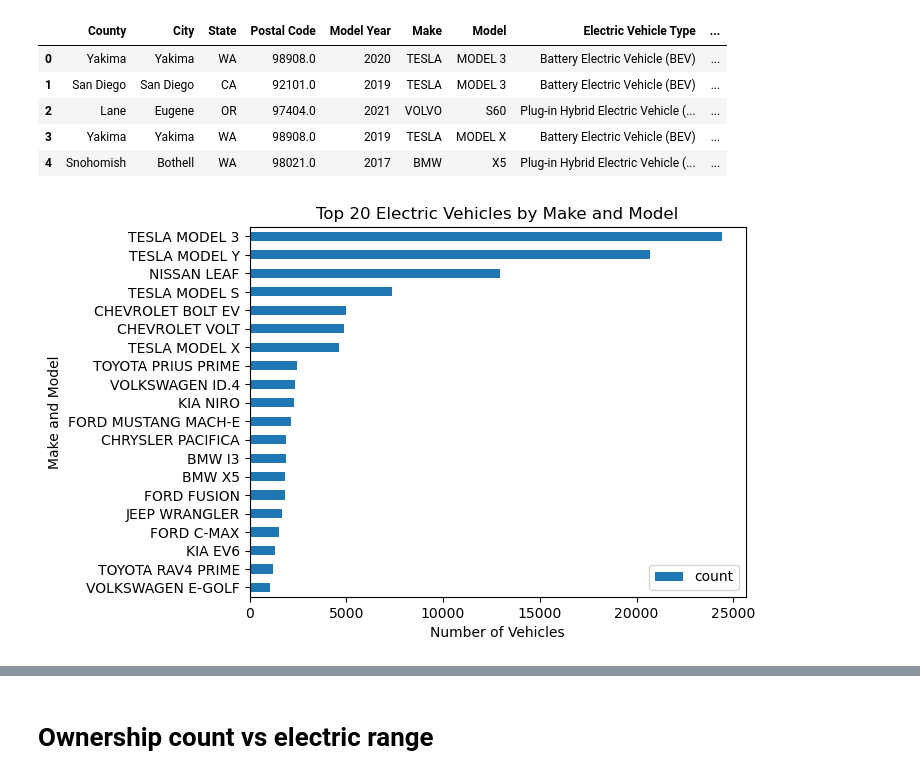
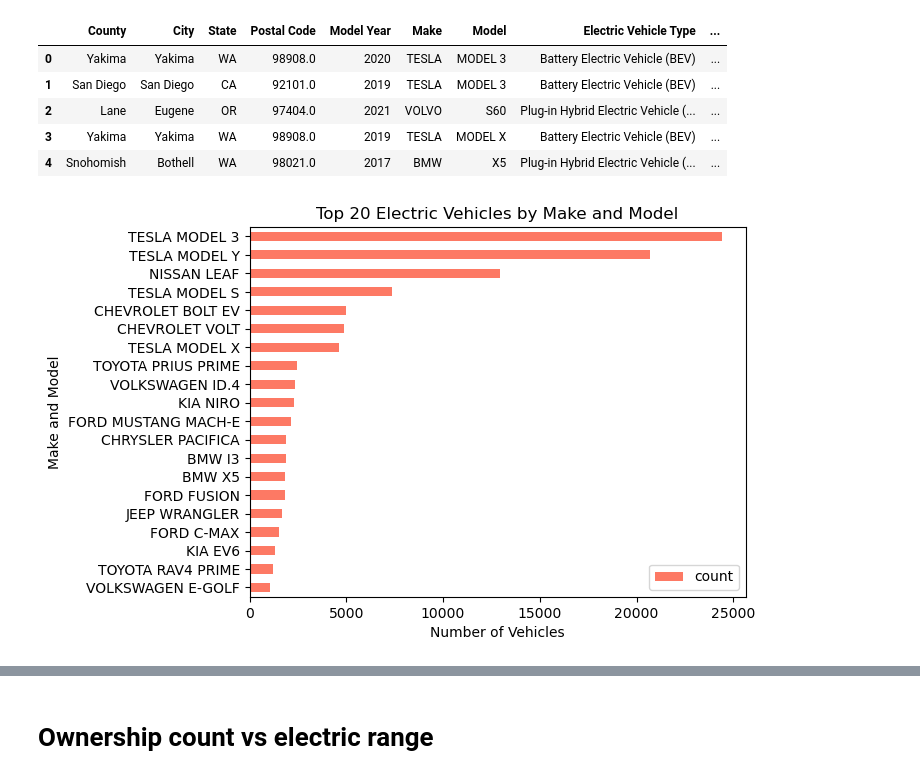
Before and after one commit to eedmondson3/Data_Detectives, a Jupyter notebook: Logan_Barnes/LB_ev_brands.ipynb, the cells around one changed output, grey strips where cells are left out. Saved outputs shown, nothing was run; the diff lists cells and outputs as text; code cells hidden in the pictures.

```diff
--- a/Logan_Barnes/LB_ev_brands.ipynb
+++ b/Logan_Barnes/LB_ev_brands.ipynb
@@ -19,16 +19,16 @@ cleaned_ev_df.head()
 # %%
 make_model_count = cleaned_ev_df.groupby(['Make', 'Model']).size().reset_index(name='count')
 make_model_count['make_model'] = make_model_count.apply(lambda row: f"{row['Make']} {row['Model']}", axis=1)
 top_make_model = make_model_count.sort_values(by='count', ascending=False).head(20)
 
-ax = top_make_model.plot(kind='barh', x='make_model', y='count')
+ax = top_make_model.plot(kind='barh', x='make_model', y='count', color = "#fd7964")
 ax.set_title('Top 20 Electric Vehicles by Make and Model')
 ax.set_xlabel('Number of Vehicles')
 ax.set_ylabel('Make and Model')
 plt.gca().invert_yaxis()
 plt.show()
 # %% [output]
-[figure, old version]
+[figure, new version]
 # %%
 # Get a list of all unique makes in the DataFrame
 makes = cleaned_ev_df['Make'].unique()
```
Also changed, not shown: parts of 1 cell of this notebook, 1 other file.
